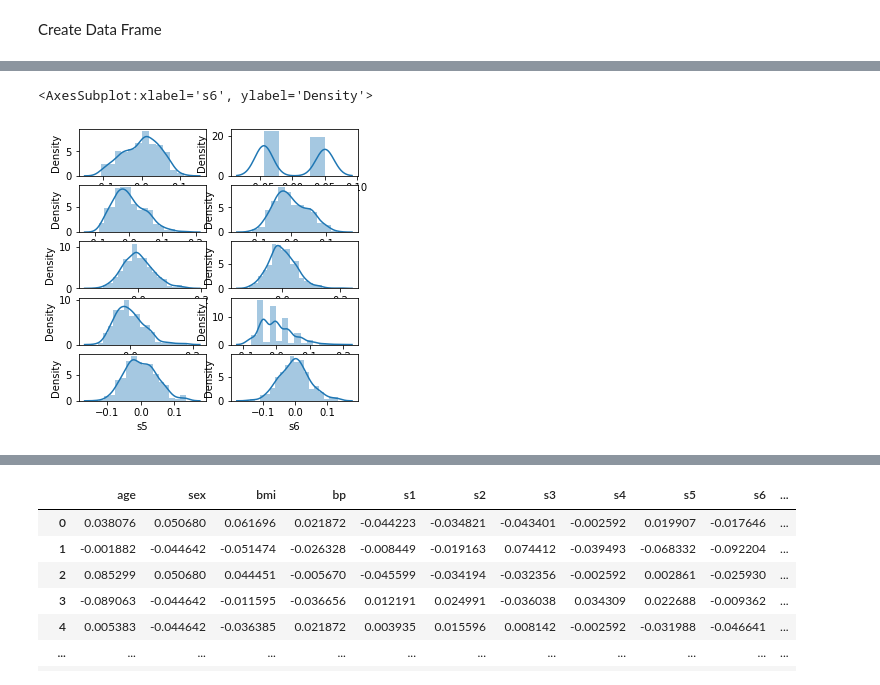
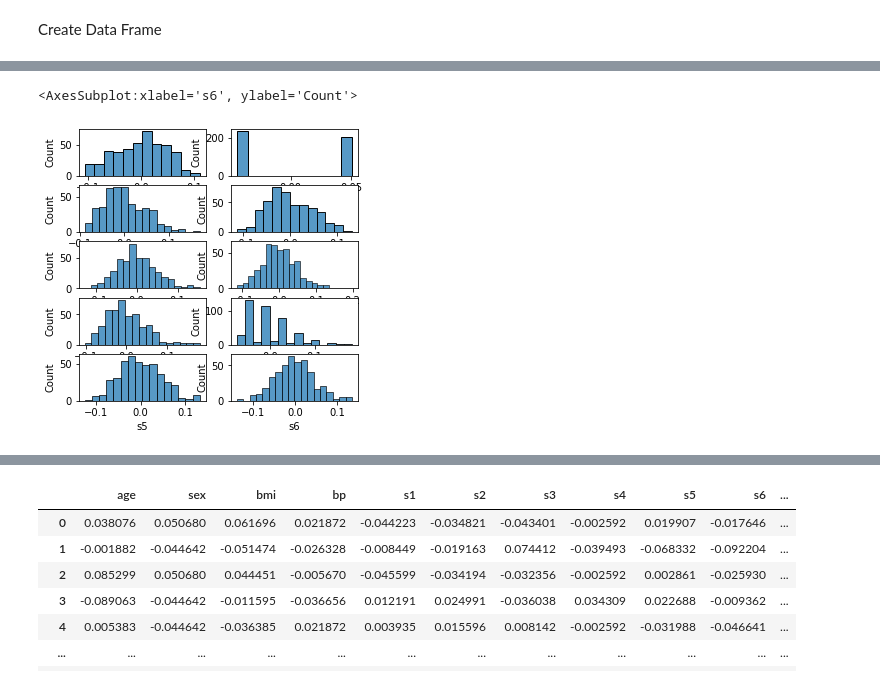
Before and after one commit to HCORUH/Machine-Learning, a Jupyter notebook: diabetes_regression1.ipynb, the cells around one changed output, grey strips where cells are left out. Cells and saved outputs as stored; diff of their text form; code cells hidden in the pictures.

```diff
--- a/diabetes_regression1.ipynb
+++ b/diabetes_regression1.ipynb
@@ -94,19 +76,19 @@ print(X)
 [442 rows x 10 columns]
 # %%
 f, axes = plt.subplots(5,2, figsize=(5,5))
-sns.distplot(X.age, ax=axes[0,0])
-sns.distplot(X.sex, ax=axes[0,1])
-sns.distplot(X.bmi, ax=axes[1,0])
-sns.distplot(X.bp, ax=axes[1,1])
-sns.distplot(X.s1, ax=axes[2,0])
-sns.distplot(X.s2, ax=axes[2,1])
-sns.distplot(X.s3, ax=axes[3,0])
-sns.distplot(X.s4, ax=axes[3,1])
-sns.distplot(X.s5, ax=axes[4,0])
-sns.distplot(X.s6, ax=axes[4,1])
+sns.histplot(X.age, ax=axes[0,0])
+sns.histplot(X.sex, ax=axes[0,1])
+sns.histplot(X.bmi, ax=axes[1,0])
+sns.histplot(X.bp, ax=axes[1,1])
+sns.histplot(X.s1, ax=axes[2,0])
+sns.histplot(X.s2, ax=axes[2,1])
+sns.histplot(X.s3, ax=axes[3,0])
+sns.histplot(X.s4, ax=axes[3,1])
+sns.histplot(X.s5, ax=axes[4,0])
+sns.histplot(X.s6, ax=axes[4,1])
 # %% [output]
-<AxesSubplot:xlabel='s6', ylabel='Density'>
+<AxesSubplot:xlabel='s6', ylabel='Count'>
-[figure, old version]
+[figure, new version]
 # %%
 y = pd.DataFrame(y, columns=["disease_progression"])
 print(y)
```
Also changed, not shown: parts of 1 cell of this notebook.
